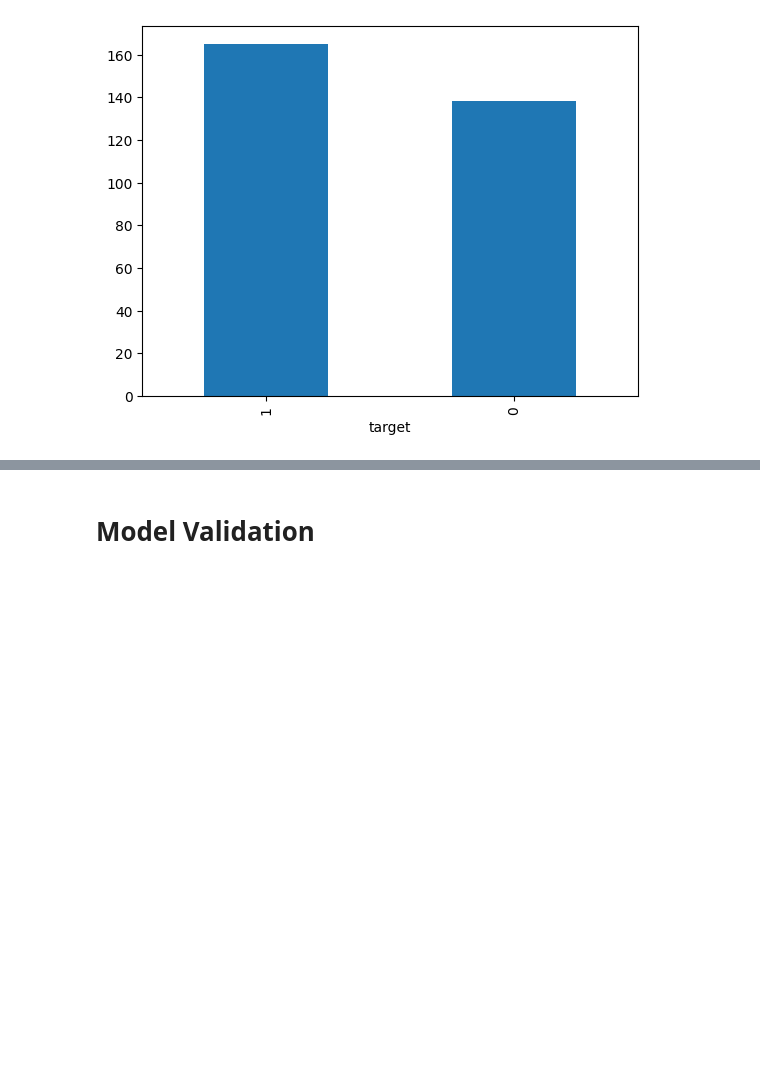
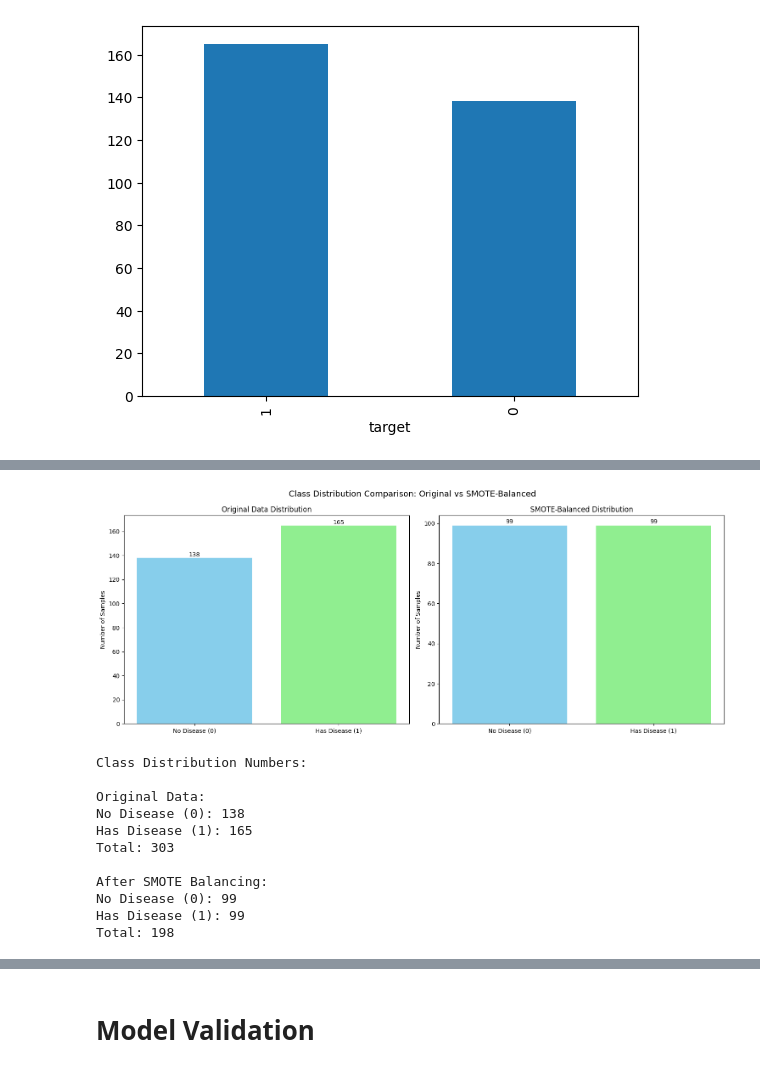
Before and after one commit to Tony-Kara/Enhanced-Disease-Prediction-Webapp, a Jupyter notebook: Implementation_Trained_Models/Heart_Disease_Prediction.ipynb, the cells around one changed output, grey strips where cells are left out. Saved outputs shown, nothing was run; the diff lists cells and outputs as text; code cells hidden in the pictures; blank space fills up the shorter version.

```diff
--- a/Implementation_Trained_Models/Heart_Disease_Prediction.ipynb
+++ b/Implementation_Trained_Models/Heart_Disease_Prediction.ipynb
@@ -395,3 +433,54 @@ Confusion Matrix:
+# %%
+
+fig, (ax1, ax2) = plt.subplots(1, 2, figsize=(15, 6))
+
+original_dist = pd.Series(targets).value_counts()
+ax1.bar(['No Disease (0)', 'Has Disease (1)'],
+        [original_dist[0], original_dist[1]],
+        color=['skyblue', 'lightgreen'])
+ax1.set_title('Original Data Distribution')
+ax1.set_ylabel('Number of Samples')
+
+for i, v in enumerate([original_dist[0], original_dist[1]]):
+    ax1.text(i, v + 1, str(v), ha='center')
+
+smote_dist = pd.Series(y_res).value_counts()
+ax2.bar(['No Disease (0)', 'Has Disease (1)'],
+        [smote_dist[0], smote_dist[1]],
+        color=['skyblue', 'lightgreen'])
+ax2.set_title('SMOTE-Balanced Distribution')
+ax2.set_ylabel('Number of Samples')
+
+for i, v in enumerate([smote_dist[0], smote_dist[1]]):
+    ax2.text(i, v + 1, str(v), ha='center')
+
+plt.suptitle('Class Distribution Comparison: Original vs SMOTE-Balanced', fontsize=14)
+plt.tight_layout()
+plt.show()
+
+print("\nClass Distribution Numbers:")
+print("\nOriginal Data:")
+print(f"No Disease (0): {original_dist[0]}")
+print(f"Has Disease (1): {original_dist[1]}")
+print(f"Total: {original_dist.sum()}")
+
+print("\nAfter SMOTE Balancing:")
+print(f"No Disease (0): {smote_dist[0]}")
+print(f"Has Disease (1): {smote_dist[1]}")
+print(f"Total: {smote_dist.sum()}")
+# %% [output]
+[figure, added]
+Class Distribution Numbers:
+
+Original Data:
+No Disease (0): 138
+Has Disease (1): 165
+Total: 303
+
+After SMOTE Balancing:
+No Disease (0): 99
+Has Disease (1): 99
+Total: 198
 # %%
 cm = confusion_matrix(y_test, test_pred)
 
```
Also changed, not shown: parts of 18 cells of this notebook.
